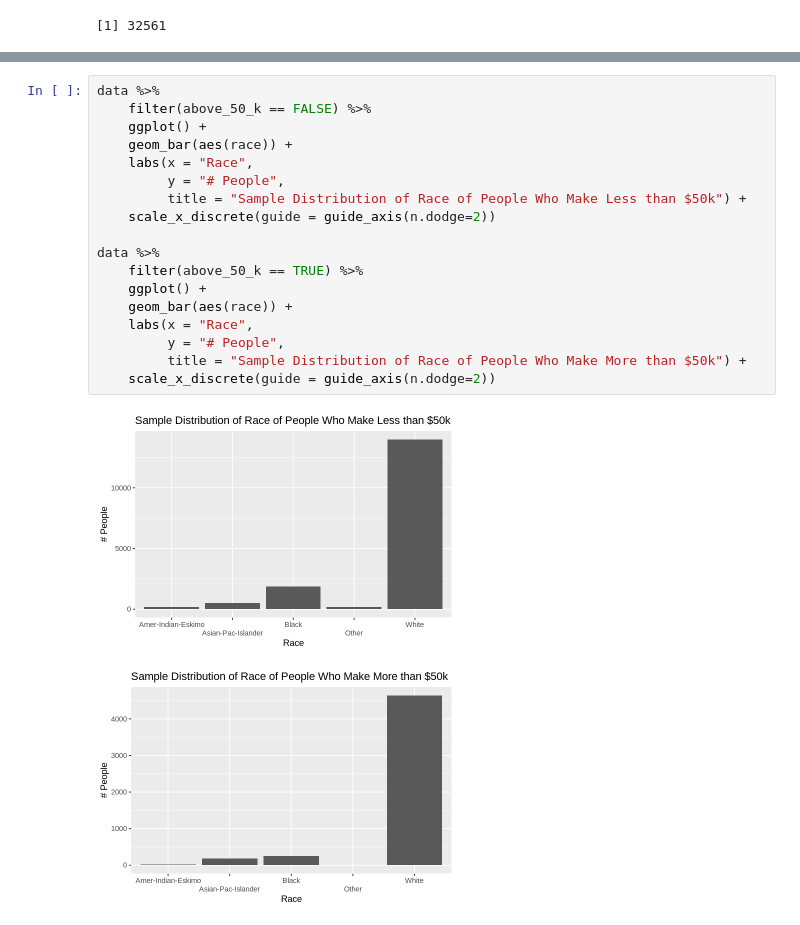
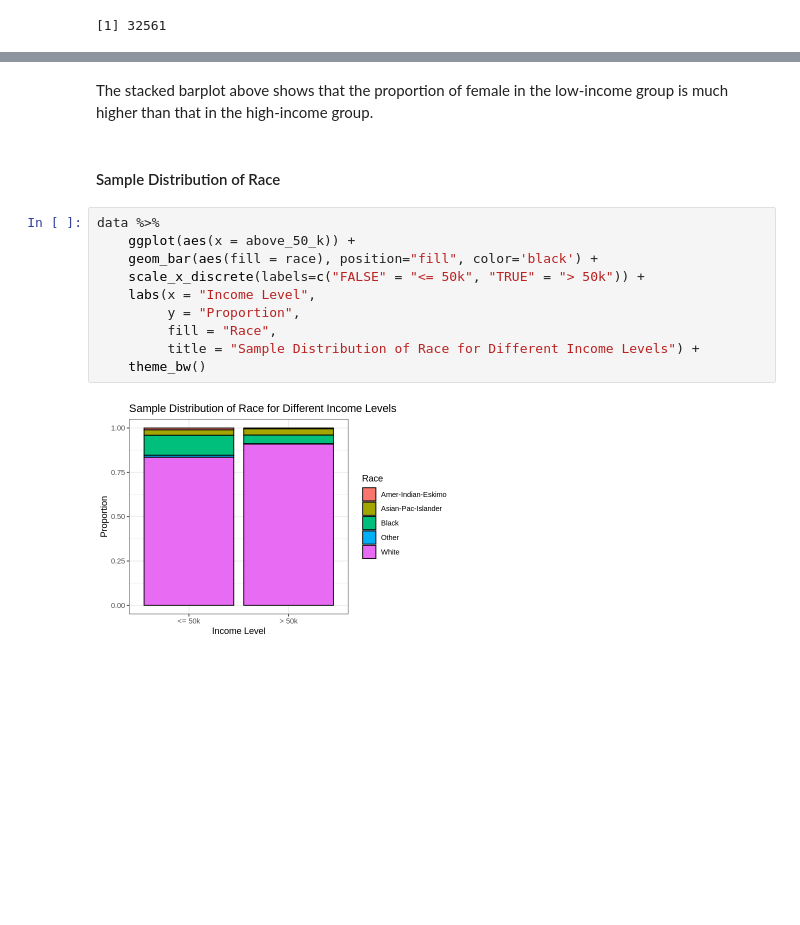
Before and after one commit to Julian-UBC/project-32, a Jupyter notebook: Untitled.ipynb, the cells around one changed output, grey strips where cells are left out. Drawn from its saved outputs; the diff is of its cells as text; blank space fills up the shorter version.

```diff
--- a/Untitled.ipynb
+++ b/Untitled.ipynb
@@ -88,21 +117,16 @@ data %>%
-# %%
-data %>%
-    filter(above_50_k == FALSE) %>%
-    ggplot() +
-    geom_bar(aes(race)) +
-    labs(x = "Race",
-         y = "# People",
-         title = "Sample Distribution of Race of People Who Make Less than $50k") +
-    scale_x_discrete(guide = guide_axis(n.dodge=2))
-
-data %>%
-    filter(above_50_k == TRUE) %>%
-    ggplot() +
-    geom_bar(aes(race)) +
-    labs(x = "Race",
-         y = "# People",
-         title = "Sample Distribution of Race of People Who Make More than $50k") +
-    scale_x_discrete(guide = guide_axis(n.dodge=2))
-# %% [output]
-[figure, removed]
-[figure, removed]
+# %% [markdown]
+The stacked barplot above shows that the proportion of female in the low-income group is much higher than that in the high-income group.
+# %% [markdown]
+#### Sample Distribution of Race
+# %%
+data %>%
+    ggplot(aes(x = above_50_k)) +
+    geom_bar(aes(fill = race), position="fill", color='black') +
+    scale_x_discrete(labels=c("FALSE" = "<= 50k", "TRUE" = "> 50k")) +
+    labs(x = "Income Level",
+         y = "Proportion",
+         fill = "Race",
+         title = "Sample Distribution of Race for Different Income Levels") +
+    theme_bw()
+# %% [output]
+[figure, added]
```
Also changed, not shown: parts of 24 cells of this notebook.
